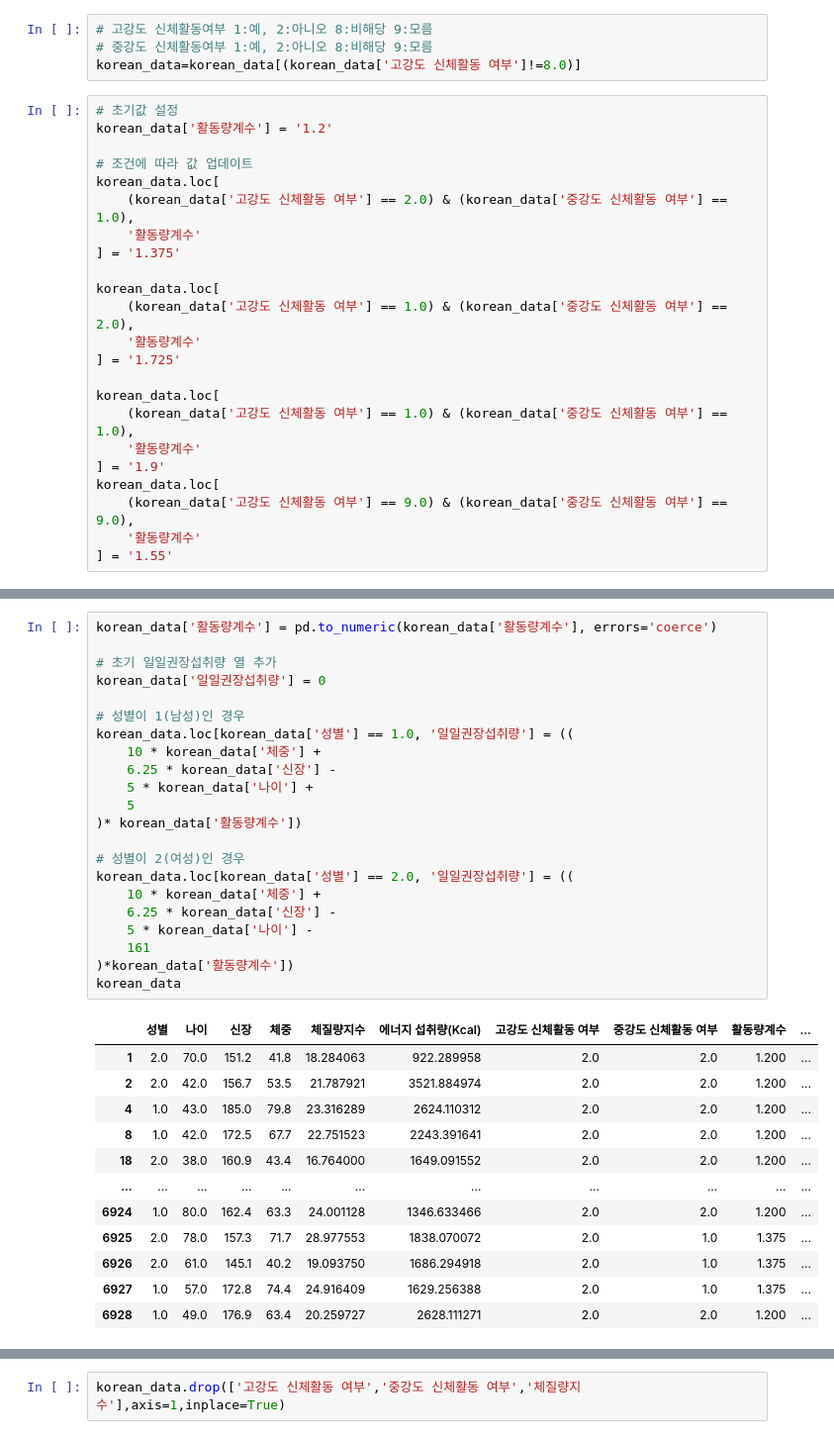
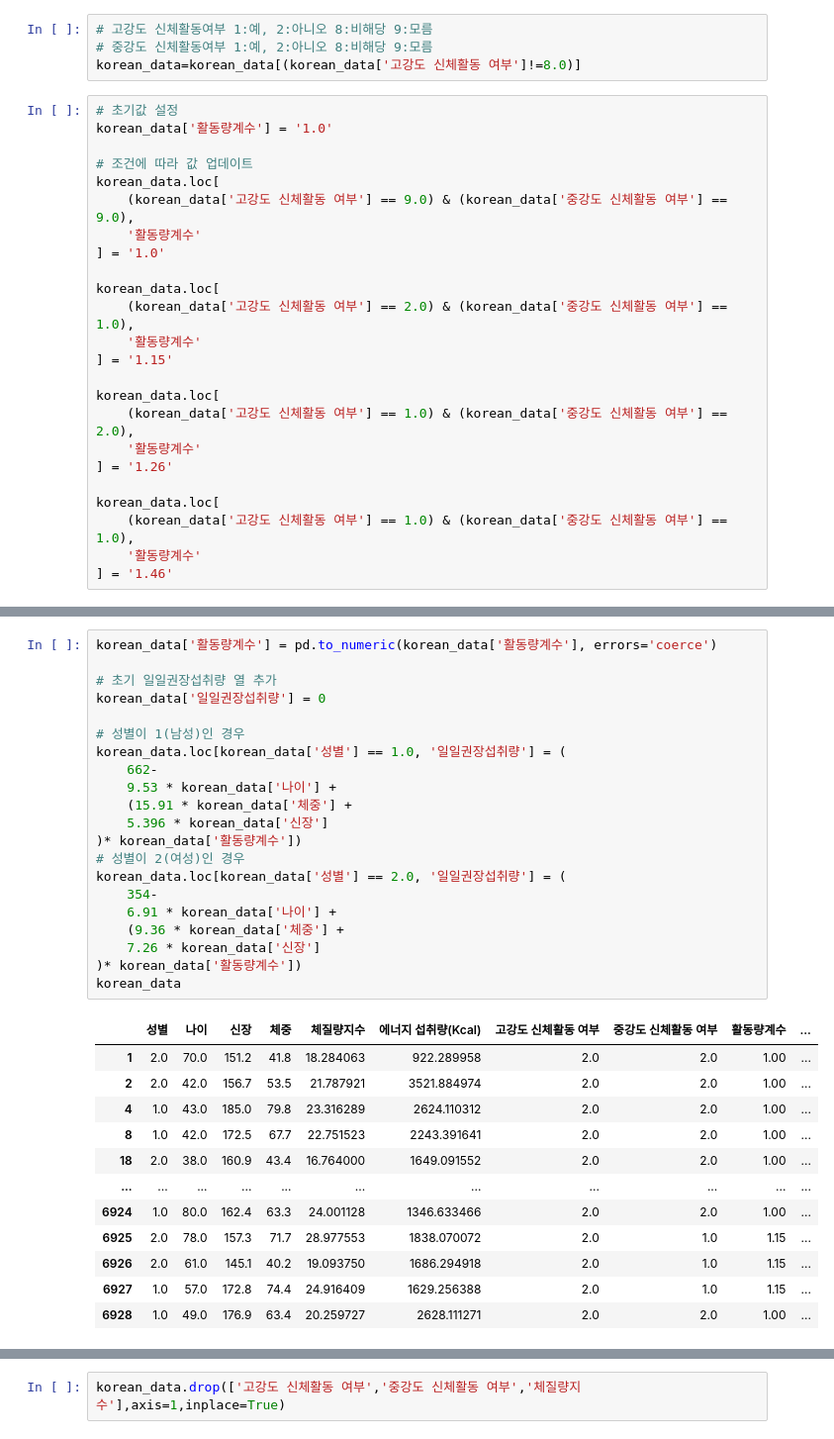
Before and after one commit to ssoom98/personal_project, a Jupyter notebook: python/포트폴리오용 - 학습할 데이터 전처리후 학습.ipynb, the cells around one changed output, grey strips where cells are left out. Shown at 99% size. Drawn from its saved outputs; the diff is of its cells as text.

```diff
--- a/python/포트폴리오용 - 학습할 데이터 전처리후 학습.ipynb
+++ b/python/포트폴리오용 - 학습할 데이터 전처리후 학습.ipynb
@@ -55,27 +55,28 @@ See the caveats in the documentation: https://pandas.pydata.org/pandas-docs/stab
 korean_data=korean_data[(korean_data['고강도 신체활동 여부']!=8.0)]
 # %%
 # 초기값 설정
-korean_data['활동량계수'] = '1.2'
+korean_data['활동량계수'] = '1.0'
 
 # 조건에 따라 값 업데이트
 korean_data.loc[
+    (korean_data['고강도 신체활동 여부'] == 9.0) & (korean_data['중강도 신체활동 여부'] == 9.0),
+    '활동량계수'
+] = '1.0'
+
+korean_data.loc[
     (korean_data['고강도 신체활동 여부'] == 2.0) & (korean_data['중강도 신체활동 여부'] == 1.0),
     '활동량계수'
-] = '1.375'
+] = '1.15'
 
 korean_data.loc[
     (korean_data['고강도 신체활동 여부'] == 1.0) & (korean_data['중강도 신체활동 여부'] == 2.0),
     '활동량계수'
-] = '1.725'
+] = '1.26'
 
 korean_data.loc[
     (korean_data['고강도 신체활동 여부'] == 1.0) & (korean_data['중강도 신체활동 여부'] == 1.0),
     '활동량계수'
-] = '1.9'
-korean_data.loc[
-    (korean_data['고강도 신체활동 여부'] == 9.0) & (korean_data['중강도 신체활동 여부'] == 9.0),
-    '활동량계수'
-] = '1.55'
+] = '1.46'
 # %%
 #korean_data.drop('고강도 신체활동 여부',axis=1,inplace=True)
 #korean_data.drop('중강도 신체활동 여부',axis=1,inplace=True)
@@ -99,38 +100,37 @@ korean_data
 # %%
 korean_data['활동량계수'] = pd.to_numeric(korean_data['활동량계수'], errors='coerce')
 
 # 초기 일일권장섭취량 열 추가
 korean_data['일일권장섭취량'] = 0
 
 # 성별이 1(남성)인 경우
-korean_data.loc[korean_data['성별'] == 1.0, '일일권장섭취량'] = ((
-    10 * korean_data['체중'] +
-    6.25 * korean_data['신장'] -
-    5 * korean_data['나이'] +
-    5
+korean_data.loc[korean_data['성별'] == 1.0, '일일권장섭취량'] = (
+    662-
+    9.53 * korean_data['나이'] +
+    (15.91 * korean_data['체중'] +
+    5.396 * korean_data['신장']
 )* korean_data['활동량계수'])
-
 # 성별이 2(여성)인 경우
-korean_data.loc[korean_data['성별'] == 2.0, '일일권장섭취량'] = ((
-    10 * korean_data['체중'] +
-    6.25 * korean_data['신장'] -
-    5 * korean_data['나이'] -
-    161
-)*korean_data['활동량계수'])
+korean_data.loc[korean_data['성별'] == 2.0, '일일권장섭취량'] = (
+    354-
+    6.91 * korean_data['나이'] +
+    (9.36 * korean_data['체중'] +
+    7.26 * korean_data['신장']
+)* korean_data['활동량계수'])
 korean_data
 # %% [output]
 |  | 성별 | 나이 | 신장 | 체중 | 체질량지수 | 에너지 섭취량(Kcal) | 고강도 신체활동 여부 | 중강도 신체활동 여부 | 활동량계수 | ... |
-| 1 | 2.0 | 70.0 | 151.2 | 41.8 | 18.284063 | 922.289958 | 2.0 | 2.0 | 1.200 | ... |
-| 2 | 2.0 | 42.0 | 156.7 | 53.5 | 21.787921 | 3521.884974 | 2.0 | 2.0 | 1.200 | ... |
-| 4 | 1.0 | 43.0 | 185.0 | 79.8 | 23.316289 | 2624.110312 | 2.0 | 2.0 | 1.200 | ... |
-| 8 | 1.0 | 42.0 | 172.5 | 67.7 | 22.751523 | 2243.391641 | 2.0 | 2.0 | 1.200 | ... |
-| 18 | 2.0 | 38.0 | 160.9 | 43.4 | 16.764000 | 1649.091552 | 2.0 | 2.0 | 1.200 | ... |
+| 1 | 2.0 | 70.0 | 151.2 | 41.8 | 18.284063 | 922.289958 | 2.0 | 2.0 | 1.00 | ... |
+| 2 | 2.0 | 42.0 | 156.7 | 53.5 | 21.787921 | 3521.884974 | 2.0 | 2.0 | 1.00 | ... |
+| 4 | 1.0 | 43.0 | 185.0 | 79.8 | 23.316289 | 2624.110312 | 2.0 | 2.0 | 1.00 | ... |
+| 8 | 1.0 | 42.0 | 172.5 | 67.7 | 22.751523 | 2243.391641 | 2.0 | 2.0 | 1.00 | ... |
+| 18 | 2.0 | 38.0 | 160.9 | 43.4 | 16.764000 | 1649.091552 | 2.0 | 2.0 | 1.00 | ... |
 | ... | ... | ... | ... | ... | ... | ... | ... | ... | ... | ... |
-| 6924 | 1.0 | 80.0 | 162.4 | 63.3 | 24.001128 | 1346.633466 | 2.0 | 2.0 | 1.200 | ... |
-| 6925 | 2.0 | 78.0 | 157.3 | 71.7 | 28.977553 | 1838.070072 | 2.0 | 1.0 | 1.375 | ... |
-| 6926 | 2.0 | 61.0 | 145.1 | 40.2 | 19.093750 | 1686.294918 | 2.0 | 1.0 | 1.375 | ... |
-| 6927 | 1.0 | 57.0 | 172.8 | 74.4 | 24.916409 | 1629.256388 | 2.0 | 1.0 | 1.375 | ... |
-| 6928 | 1.0 | 49.0 | 176.9 | 63.4 | 20.259727 | 2628.111271 | 2.0 | 2.0 | 1.200 | ... |
+| 6924 | 1.0 | 80.0 | 162.4 | 63.3 | 24.001128 | 1346.633466 | 2.0 | 2.0 | 1.00 | ... |
+| 6925 | 2.0 | 78.0 | 157.3 | 71.7 | 28.977553 | 1838.070072 | 2.0 | 1.0 | 1.15 | ... |
+| 6926 | 2.0 | 61.0 | 145.1 | 40.2 | 19.093750 | 1686.294918 | 2.0 | 1.0 | 1.15 | ... |
+| 6927 | 1.0 | 57.0 | 172.8 | 74.4 | 24.916409 | 1629.256388 | 2.0 | 1.0 | 1.15 | ... |
+| 6928 | 1.0 | 49.0 | 176.9 | 63.4 | 20.259727 | 2628.111271 | 2.0 | 2.0 | 1.00 | ... |
 4297 rows × 10 columns
 # %%
 # 평소 식사량과 비교
```
Also changed, not shown: parts of 16 cells of this notebook, 2 other files.
